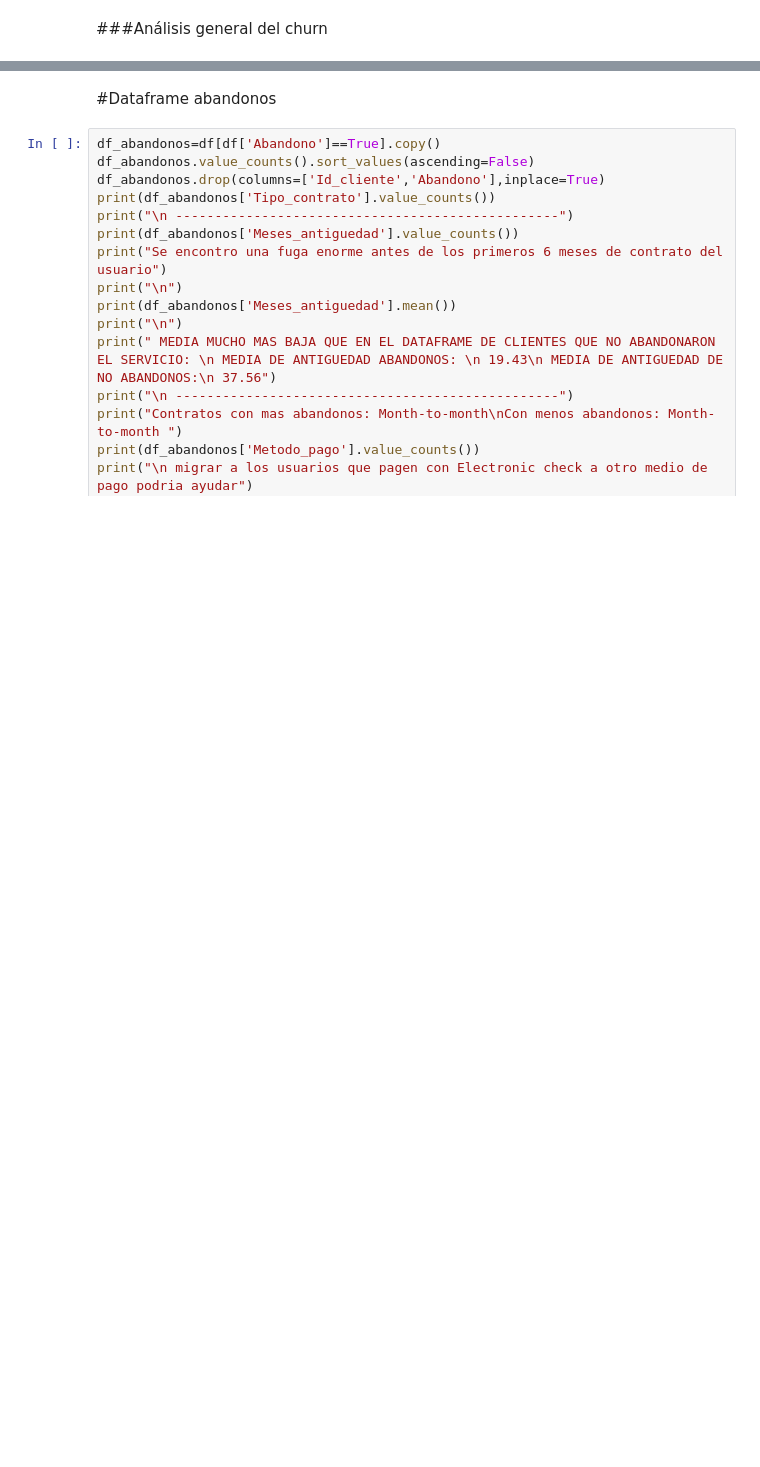
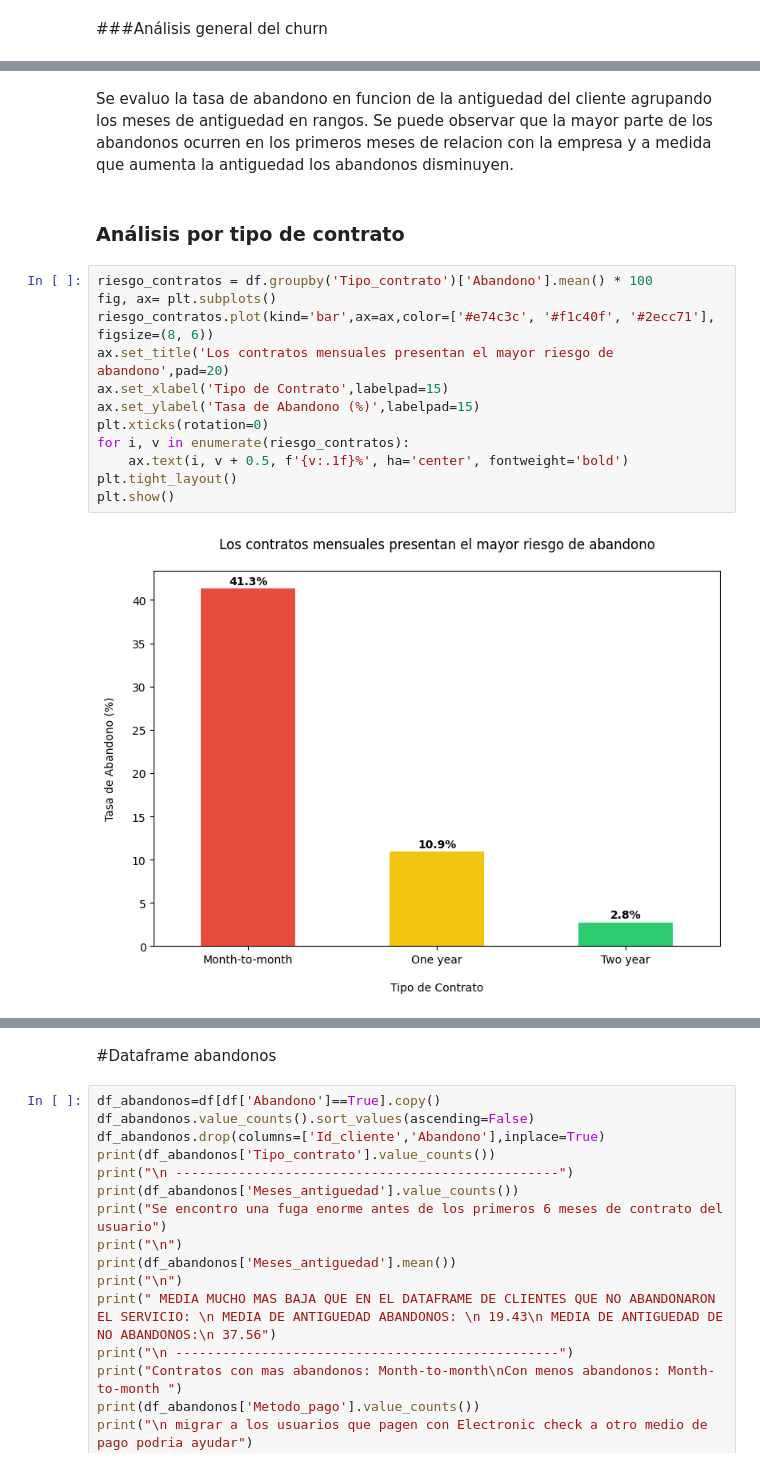
Before and after one commit to TiagoPonti/TelecomX, a Jupyter notebook: TelecomX.ipynb, the cells around one changed output, grey strips where cells are left out. Cells and saved outputs as stored; diff of their text form; blank space fills up the shorter version.

```diff
--- a/TelecomX.ipynb
+++ b/TelecomX.ipynb
@@ -259,0 +288,18 @@ Del total de clientes (7267) hay 1869 abandonos, que aproximadamente equivaldria
+# %% [markdown]
+Se evaluo la tasa de abandono en funcion de la antiguedad del cliente agrupando los meses de antiguedad en rangos. Se puede observar que la mayor parte de los abandonos ocurren en los primeros meses de relacion con la empresa y a medida que aumenta la antiguedad los abandonos disminuyen.
+# %% [markdown]
+### Análisis por tipo de contrato
+# %%
+riesgo_contratos = df.groupby('Tipo_contrato')['Abandono'].mean() * 100
+fig, ax= plt.subplots()
+riesgo_contratos.plot(kind='bar',ax=ax,color=['#e74c3c', '#f1c40f', '#2ecc71'], figsize=(8, 6))
+ax.set_title('Los contratos mensuales presentan el mayor riesgo de abandono',pad=20)
+ax.set_xlabel('Tipo de Contrato',labelpad=15)
+ax.set_ylabel('Tasa de Abandono (%)',labelpad=15)
+plt.xticks(rotation=0)
+for i, v in enumerate(riesgo_contratos):
+    ax.text(i, v + 0.5, f'{v:.1f}%', ha='center', fontweight='bold')
+plt.tight_layout()
+plt.show()
+# %% [output]
+[figure, added]
```
Also changed, not shown: parts of 36 cells of this notebook.
